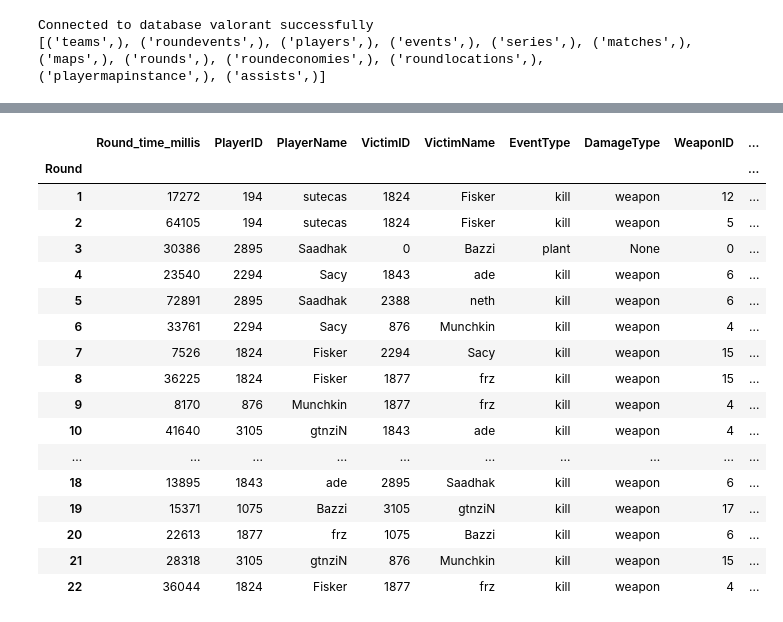
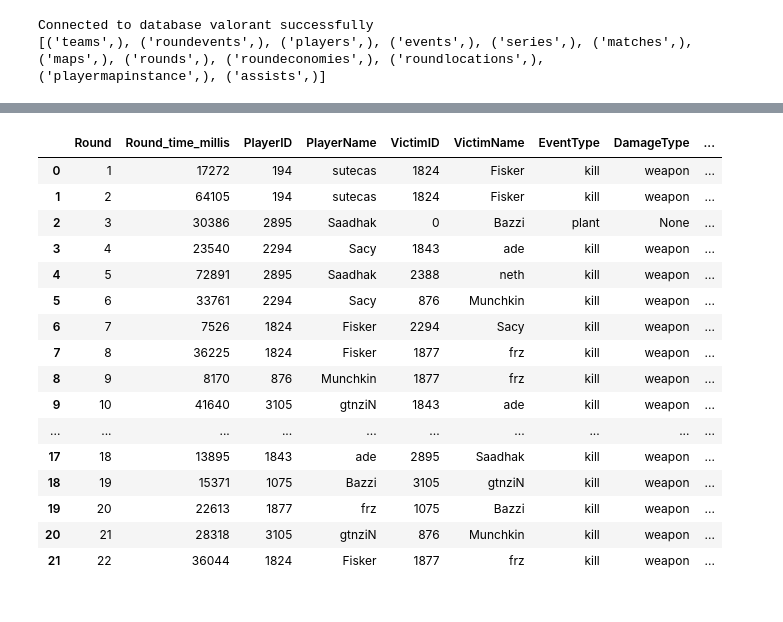
Before and after one commit to mateusb12/valorant_impact, a Jupyter notebook: webscrapping/database/loadout_tester.ipynb, the cells around one changed output, grey strips where cells are left out. Drawn from its saved outputs; the diff is of its cells as text; code cells hidden in the pictures.

```diff
--- a/webscrapping/database/loadout_tester.ipynb
+++ b/webscrapping/database/loadout_tester.ipynb
@@ -10,32 +66,31 @@ Connected to database valorant successfully
 # %%
 aux = vq.get_initial_state()
 events = vq.get_event_table()
 player_names = ["Alive_" + sub for sub in vq.player_names]
-first_states = events.groupby("Round").first()
+first_states = events.groupby("Round").first().reset_index()
 
 for column_name in player_names:
     first_states[column_name] = 1
 
 first_states
 # %% [output]
-|  | Round_time_millis | PlayerID | PlayerName | VictimID | VictimName | EventType | DamageType | WeaponID | ... |
-| Round |  |  |  |  |  |  |  |  | ... |
-| 1 | 17272 | 194 | sutecas | 1824 | Fisker | kill | weapon | 12 | ... |
-| 2 | 64105 | 194 | sutecas | 1824 | Fisker | kill | weapon | 5 | ... |
-| 3 | 30386 | 2895 | Saadhak | 0 | Bazzi | plant | None | 0 | ... |
-| 4 | 23540 | 2294 | Sacy | 1843 | ade | kill | weapon | 6 | ... |
-| 5 | 72891 | 2895 | Saadhak | 2388 | neth | kill | weapon | 6 | ... |
-| 6 | 33761 | 2294 | Sacy | 876 | Munchkin | kill | weapon | 4 | ... |
-| 7 | 7526 | 1824 | Fisker | 2294 | Sacy | kill | weapon | 15 | ... |
-| 8 | 36225 | 1824 | Fisker | 1877 | frz | kill | weapon | 15 | ... |
-| 9 | 8170 | 876 | Munchkin | 1877 | frz | kill | weapon | 4 | ... |
-| 10 | 41640 | 3105 | gtnziN | 1843 | ade | kill | weapon | 4 | ... |
+|  | Round | Round_time_millis | PlayerID | PlayerName | VictimID | VictimName | EventType | DamageType | ... |
+| 0 | 1 | 17272 | 194 | sutecas | 1824 | Fisker | kill | weapon | ... |
+| 1 | 2 | 64105 | 194 | sutecas | 1824 | Fisker | kill | weapon | ... |
+| 2 | 3 | 30386 | 2895 | Saadhak | 0 | Bazzi | plant | None | ... |
+| 3 | 4 | 23540 | 2294 | Sacy | 1843 | ade | kill | weapon | ... |
+| 4 | 5 | 72891 | 2895 | Saadhak | 2388 | neth | kill | weapon | ... |
+| 5 | 6 | 33761 | 2294 | Sacy | 876 | Munchkin | kill | weapon | ... |
+| 6 | 7 | 7526 | 1824 | Fisker | 2294 | Sacy | kill | weapon | ... |
+| 7 | 8 | 36225 | 1824 | Fisker | 1877 | frz | kill | weapon | ... |
+| 8 | 9 | 8170 | 876 | Munchkin | 1877 | frz | kill | weapon | ... |
+| 9 | 10 | 41640 | 3105 | gtnziN | 1843 | ade | kill | weapon | ... |
 | ... | ... | ... | ... | ... | ... | ... | ... | ... | ... |
-| 18 | 13895 | 1843 | ade | 2895 | Saadhak | kill | weapon | 6 | ... |
-| 19 | 15371 | 1075 | Bazzi | 3105 | gtnziN | kill | weapon | 17 | ... |
-| 20 | 22613 | 1877 | frz | 1075 | Bazzi | kill | weapon | 6 | ... |
-| 21 | 28318 | 3105 | gtnziN | 876 | Munchkin | kill | weapon | 15 | ... |
-| 22 | 36044 | 1824 | Fisker | 1877 | frz | kill | weapon | 4 | ... |
+| 17 | 18 | 13895 | 1843 | ade | 2895 | Saadhak | kill | weapon | ... |
+| 18 | 19 | 15371 | 1075 | Bazzi | 3105 | gtnziN | kill | weapon | ... |
+| 19 | 20 | 22613 | 1877 | frz | 1075 | Bazzi | kill | weapon | ... |
+| 20 | 21 | 28318 | 3105 | gtnziN | 876 | Munchkin | kill | weapon | ... |
+| 21 | 22 | 36044 | 1824 | Fisker | 1877 | frz | kill | weapon | ... |
 # %%
 aux_a = aux[aux["Status"] == "alive"]
 aux_b = aux.groupby(["Round", 'Team ID'])
```
Also changed, not shown: parts of 4 cells of this notebook, 1 other file.
